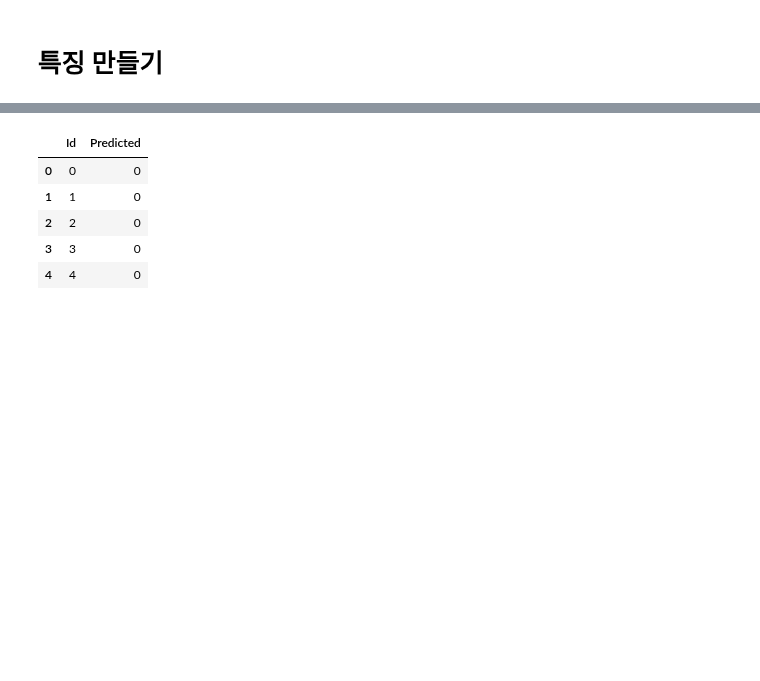
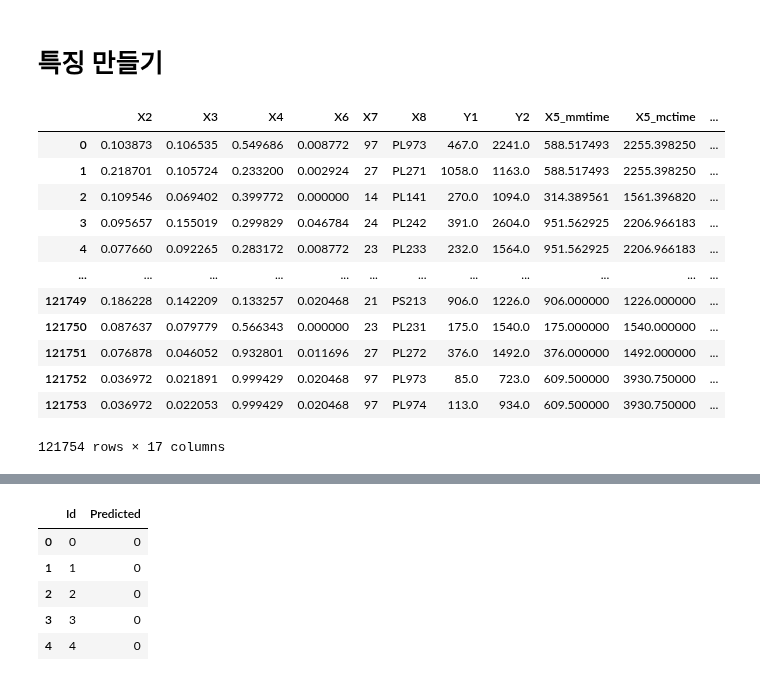
Before and after one commit to dlwls22/Hyundai_DT, a Jupyter notebook: CNC2.ipynb, the cells around one changed output, grey strips where cells are left out. Saved outputs shown, nothing was run; the diff lists cells and outputs as text; code cells hidden in the pictures; blank space fills up the shorter version.

```diff
--- a/CNC2.ipynb
+++ b/CNC2.ipynb
@@ -168,6 +172,22 @@ columns_to_scale = ['X2', 'X3', 'X4', 'X6']
 
 train[columns_to_scale] = scaler.fit_transform(train[columns_to_scale])
 test[columns_to_scale] = scaler.transform(test[columns_to_scale])
+# %%
+train
+# %% [output]
+|  | X2 | X3 | X4 | X6 | X7 | X8 | Y1 | Y2 | X5_mmtime | X5_mctime | ... |
+| 0 | 0.103873 | 0.106535 | 0.549686 | 0.008772 | 97 | PL973 | 467.0 | 2241.0 | 588.517493 | 2255.398250 | ... |
+| 1 | 0.218701 | 0.105724 | 0.233200 | 0.002924 | 27 | PL271 | 1058.0 | 1163.0 | 588.517493 | 2255.398250 | ... |
+| 2 | 0.109546 | 0.069402 | 0.399772 | 0.000000 | 14 | PL141 | 270.0 | 1094.0 | 314.389561 | 1561.396820 | ... |
+| 3 | 0.095657 | 0.155019 | 0.299829 | 0.046784 | 24 | PL242 | 391.0 | 2604.0 | 951.562925 | 2206.966183 | ... |
+| 4 | 0.077660 | 0.092265 | 0.283172 | 0.008772 | 23 | PL233 | 232.0 | 1564.0 | 951.562925 | 2206.966183 | ... |
+| ... | ... | ... | ... | ... | ... | ... | ... | ... | ... | ... | ... |
+| 121749 | 0.186228 | 0.142209 | 0.133257 | 0.020468 | 21 | PS213 | 906.0 | 1226.0 | 906.000000 | 1226.000000 | ... |
+| 121750 | 0.087637 | 0.079779 | 0.566343 | 0.000000 | 23 | PL231 | 175.0 | 1540.0 | 175.000000 | 1540.000000 | ... |
+| 121751 | 0.076878 | 0.046052 | 0.932801 | 0.011696 | 27 | PL272 | 376.0 | 1492.0 | 376.000000 | 1492.000000 | ... |
+| 121752 | 0.036972 | 0.021891 | 0.999429 | 0.020468 | 97 | PL973 | 85.0 | 723.0 | 609.500000 | 3930.750000 | ... |
+| 121753 | 0.036972 | 0.022053 | 0.999429 | 0.020468 | 97 | PL974 | 113.0 | 934.0 | 609.500000 | 3930.750000 | ... |
+121754 rows × 17 columns
 # %%
 # exclude_columns = ['cluster']
 
```
Also changed, not shown: parts of 20 cells of this notebook.
